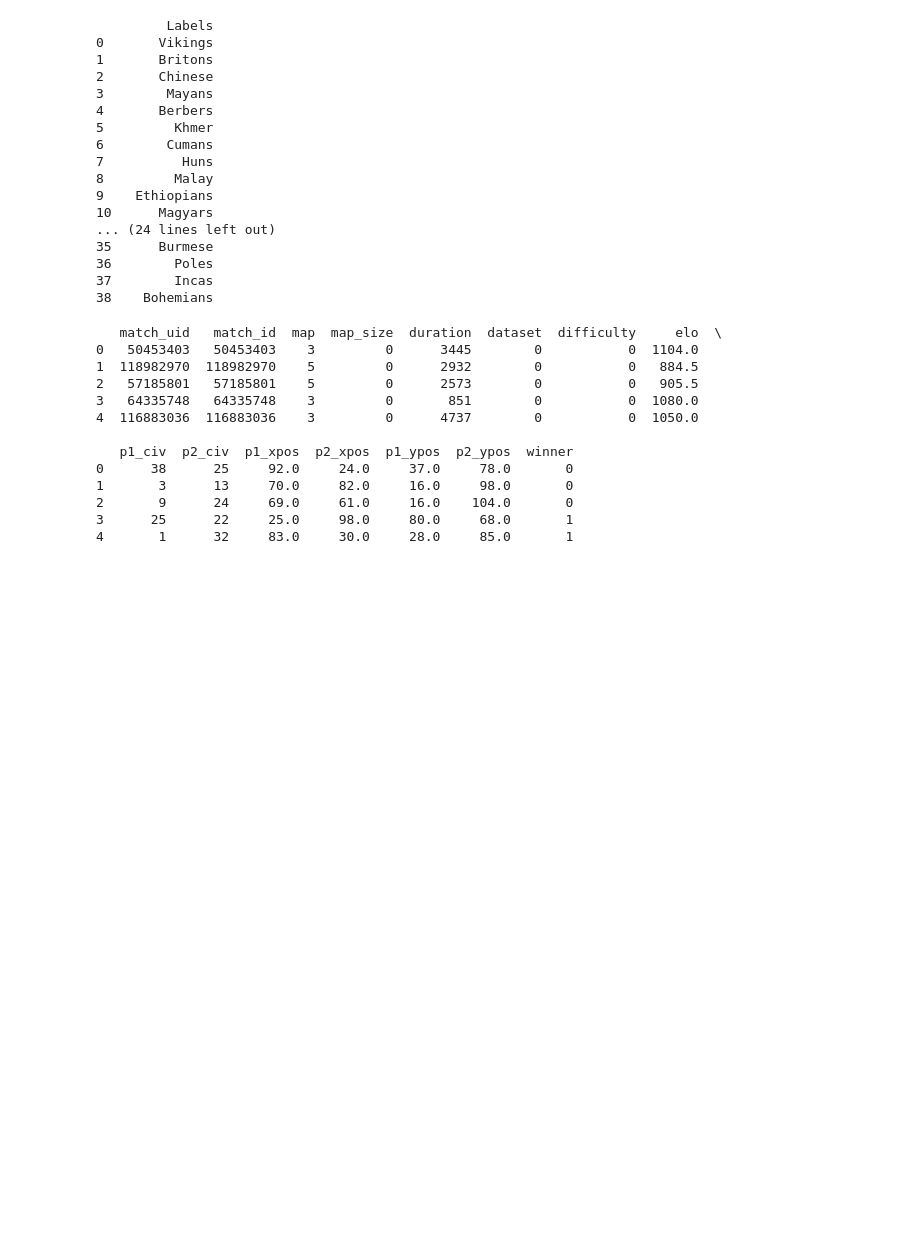
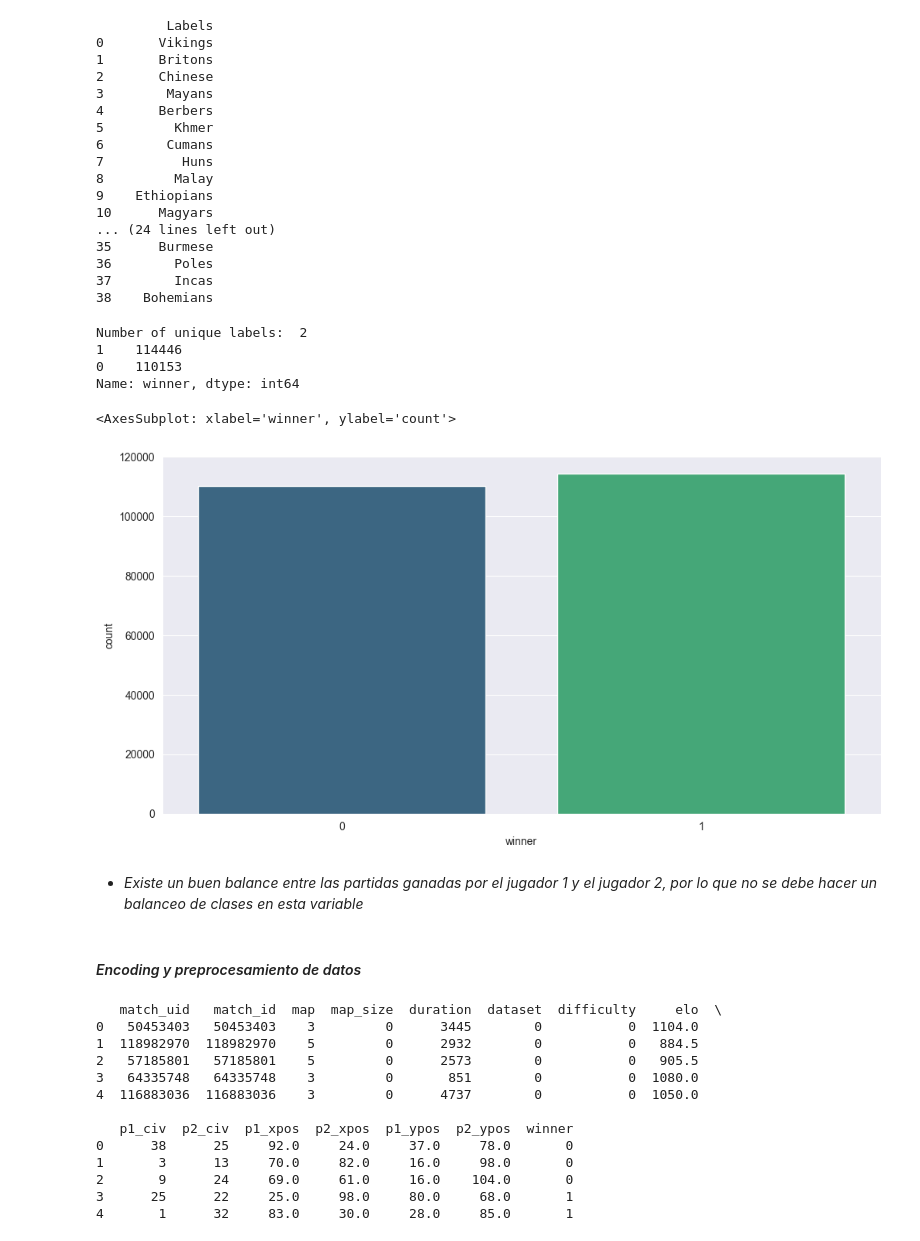
Before and after one commit to DiegoPerdomo0805/proyecto_aoe2, a Jupyter notebook: exploration.ipynb, the cells around one changed output. Drawn from its saved outputs; the diff is of its cells as text; code cells hidden in the pictures; blank space fills up the shorter version.

Commit message:
clean data

```diff
--- a/exploration.ipynb
+++ b/exploration.ipynb
@@ -230,6 +230,28 @@ print(label_table)
 36        Poles
 37        Incas
 38    Bohemians
+# %%
+# Comparativa de partidas ganadas por jugador 0 y 1
+
+col = 'winner'
+
+unique_labels = df[col].nunique()
+print("Number of unique labels: ", unique_labels)
+print(df[col].value_counts())
+
+plt.figure(figsize=(12, 6))
+sns.countplot(x=col, data=df, palette='viridis')
+# %% [output]
+Number of unique labels:  2
+1    114446
+0    110153
+Name: winner, dtype: int64
+<AxesSubplot: xlabel='winner', ylabel='count'>
+[figure, added]
+# %% [markdown]
+* _Existe un buen balance entre las partidas ganadas por el jugador 1 y el jugador 2, por lo que no se debe hacer un balanceo de clases en esta variable_
+# %% [markdown]
+#### *Encoding y preprocesamiento de datos*
 # %%
 from sklearn.preprocessing import LabelEncoder
 
```
Also changed, not shown: parts of 11 cells of this notebook, 1 other file.
